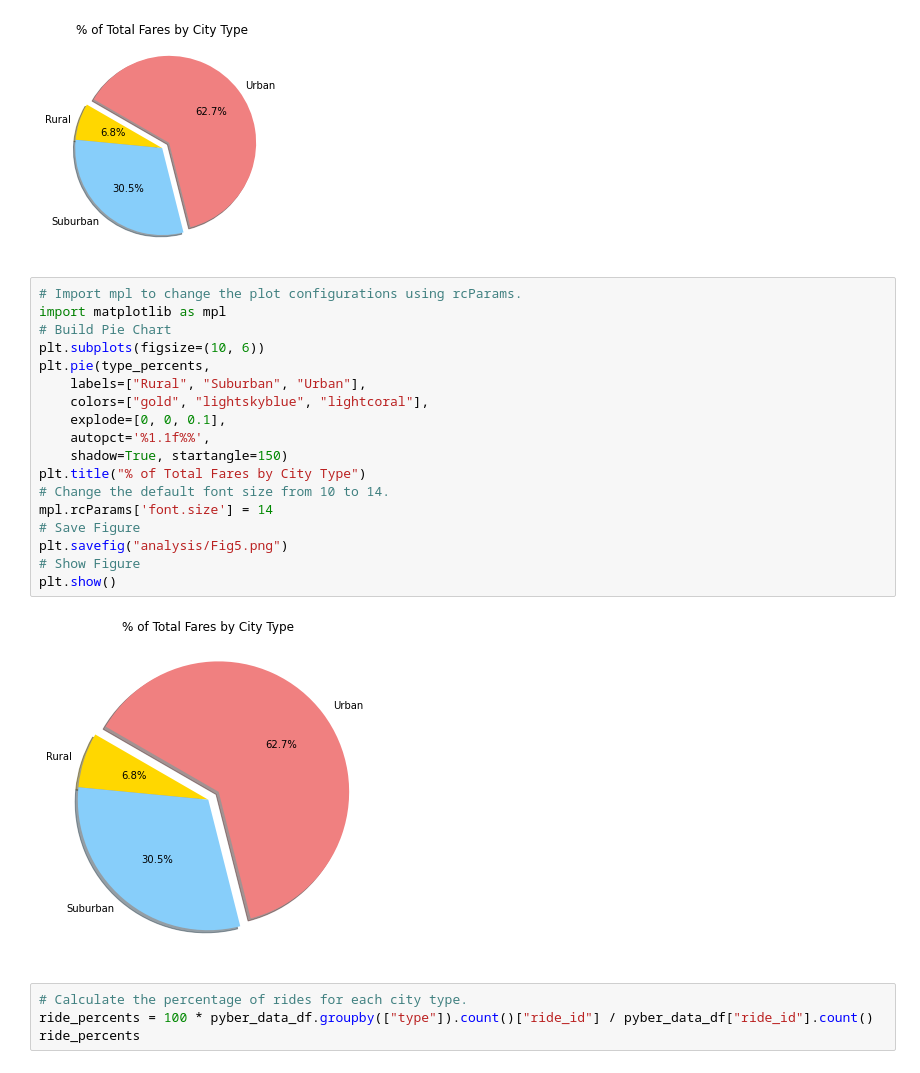
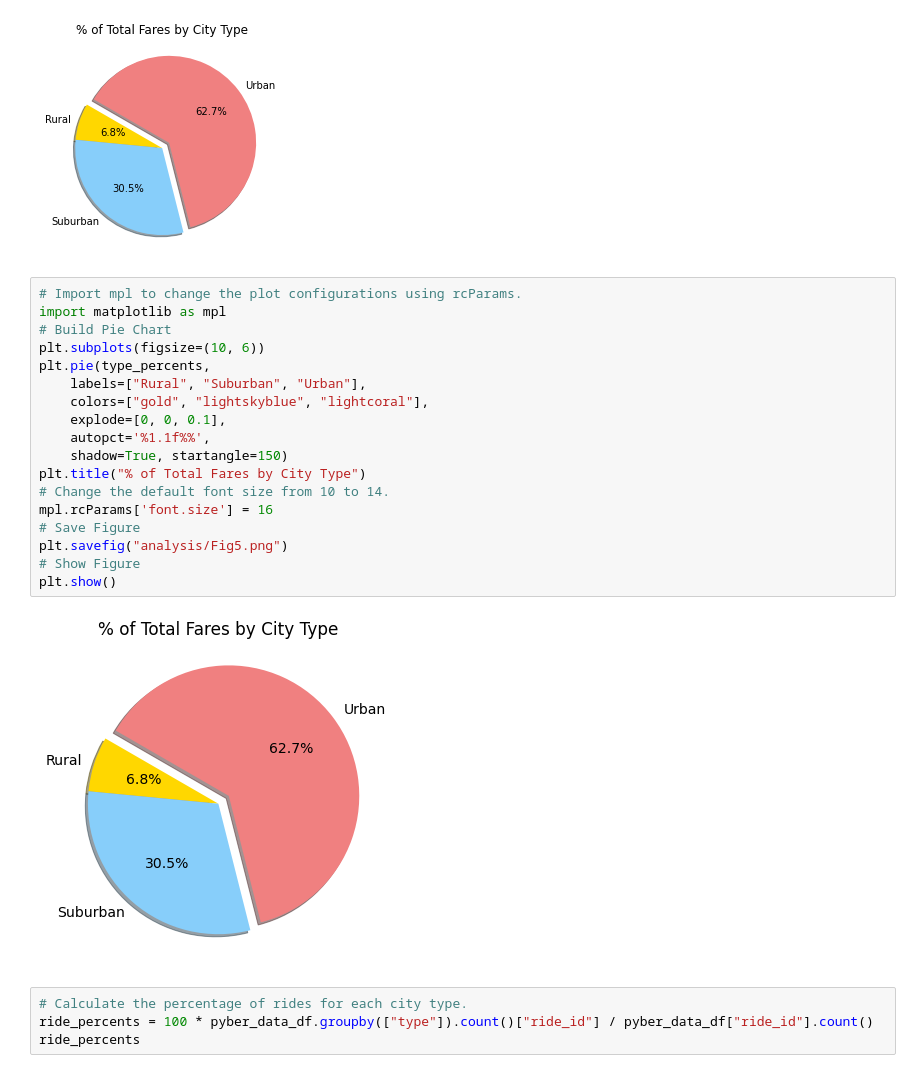
Before and after one commit to JJenkins27/pyber-analysis, a Jupyter notebook: PyBer.ipynb, the cells around one changed output. Saved outputs shown, nothing was run; the diff lists cells and outputs as text.

```diff
--- a/PyBer.ipynb
+++ b/PyBer.ipynb
@@ -872,23 +872,23 @@ plt.show()
 # %%
 # Import mpl to change the plot configurations using rcParams.
 import matplotlib as mpl
 # Build Pie Chart
 plt.subplots(figsize=(10, 6))
 plt.pie(type_percents,
     labels=["Rural", "Suburban", "Urban"],
     colors=["gold", "lightskyblue", "lightcoral"],
     explode=[0, 0, 0.1],
     autopct='%1.1f%%',
     shadow=True, startangle=150)
 plt.title("% of Total Fares by City Type")
 # Change the default font size from 10 to 14.
-mpl.rcParams['font.size'] = 14
+mpl.rcParams['font.size'] = 16
 # Save Figure
 plt.savefig("analysis/Fig5.png")
 # Show Figure
 plt.show()
 # %% [output]
-[figure, old version]
+[figure, new version]
 # %%
 # Calculate the percentage of rides for each city type.
 ride_percents = 100 * pyber_data_df.groupby(["type"]).count()["ride_id"] / pyber_data_df["ride_id"].count()
```
Also changed, not shown: 2 other files.
